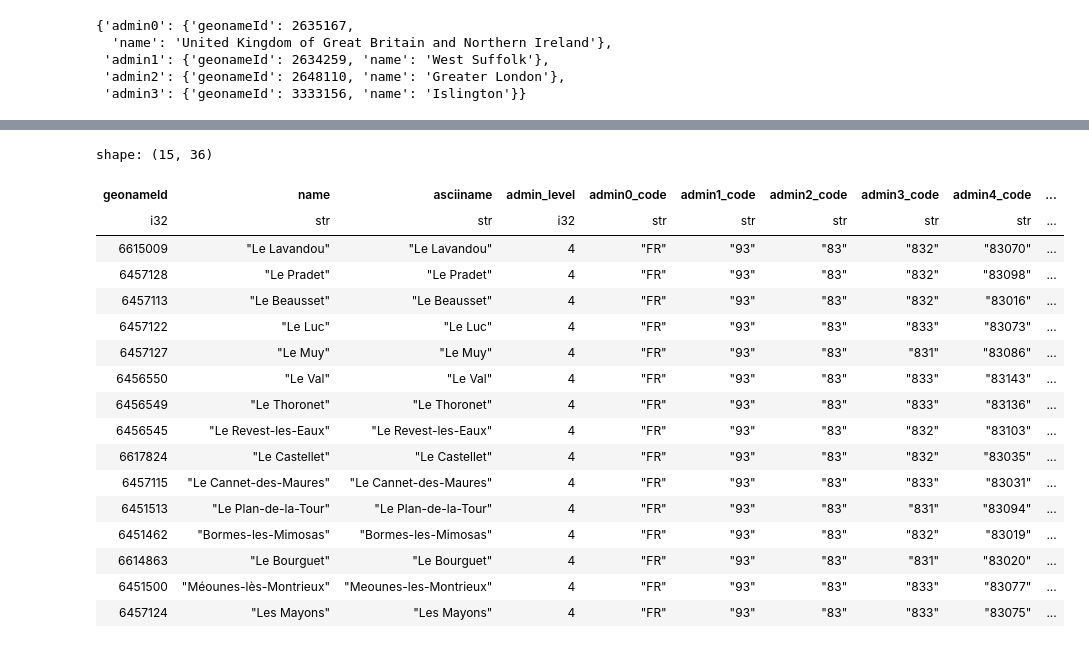
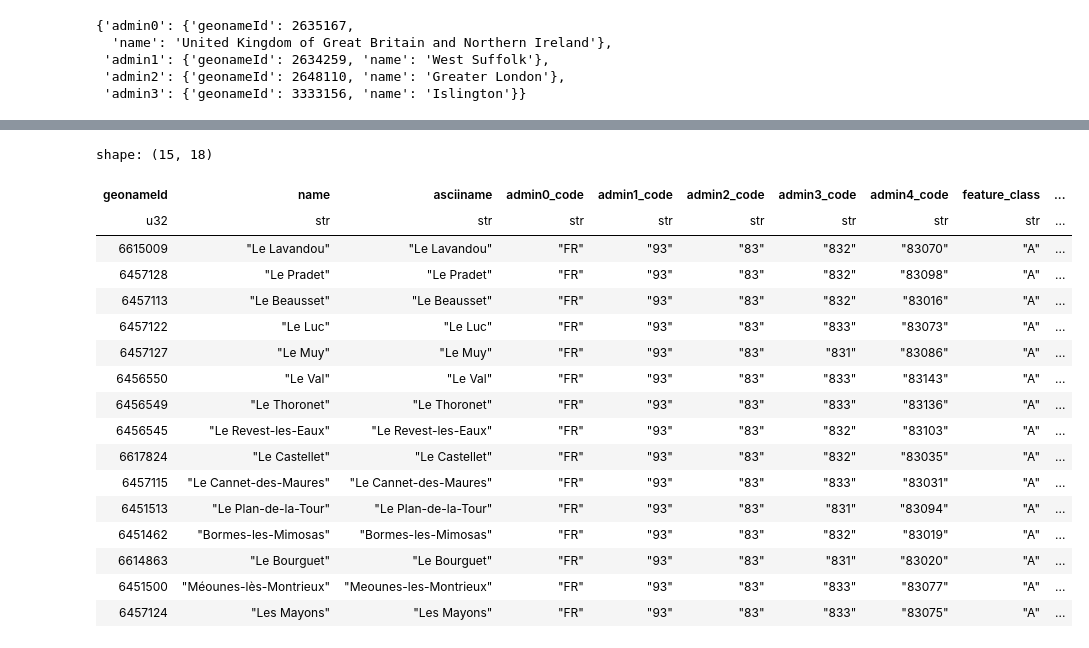
Before and after one commit to SamBroomy/heisenberg, a Jupyter notebook: test.ipynb, the cells around one changed output, grey strips where cells are left out. Drawn from its saved outputs; the diff is of its cells as text; code cells hidden in the pictures.

Commit message:
start rust functionality

```diff
--- a/test.ipynb
+++ b/test.ipynb
@@ -1318,6 +1358,7 @@ def search_admin(
     con: DuckDBPyConnection,
     previous_results: pl.DataFrame | None = None,
     limit: int = 100,
+    all_cols: bool = False,
 ) -> pl.DataFrame:
     """
     Search for admin entities across one or multiple admin levels with path-aware filtering.
@@ -1350,11 +1391,31 @@ def search_admin(
     has_country_level = 0 in levels
     country_exact_matches = None
 
+    select: list[str] = (
+        [
+            "geonameId",
+            "name",
+            "asciiname",
+            "admin0_code",
+            "admin1_code",
+            "admin2_code",
+            "admin3_code",
+            "admin4_code",
+            "feature_class",
+            "feature_code",
+            "population",
+            "latitude",
+            "longitude",
+        ]
+        if not all_cols
+        else ["*"]
+    )
+
     if has_country_level and len(term) <= 3:
         # If the term is short (<= 3 characters), we can assume it's a country code
         # First try exact matches for country codes
-        exact_match_query = """
-        SELECT *,
+        exact_match_query = f"""
+        SELECT {", ".join(select)},
         -- High fixed score for exact matches
         CASE
             WHEN LOWER(ISO) = LOWER($term) THEN 10.0
@@ -1403,7 +1464,7 @@ def search_admin(
     fts_query = f"""
 
     WITH filtered_results AS (
-        SELECT *, fts_main_admin_search.match_bm25(geonameId, $term) AS fts_score
+        SELECT {",".join(select)}, fts_main_admin_search.match_bm25(geonameId, $term) AS fts_score
         FROM admin_search
         WHERE {where_clause}
     )
@@ -1493,6 +1554,11 @@ def search_admin(
         .sort(f"adjusted_score_{min(levels)}", descending=True)
         .unique("geonameId", keep="first", maintain_order=True)
         .head(limit)
+        .select(
+            (cs.by_name(select), cs.starts_with("adjusted_score_"))
+            if not all_cols
+            else "*"
+        )
         .collect()
     )
 # %%
@@ -2241,13 +2985,14 @@ pprint(backfill_hierarchy(row, con))
 # %%
 # Search through the admin hierarchy
 results = hierarchical_search(
-    search_terms=[
+    search_terms=AdminHierarchy.from_list([
         "FR",
         "Provence-Alpes-Côte d'Azur",
         "Var",
         "Arrondissement de Toulon",
         "Le Lavandou",
-    ],
+        None,
+    ]),
     con=con,
 )
 
@@ -2284,21 +3029,21 @@ results["admin4"]
-shape: (15, 36)
+shape: (15, 18)
-| geonameId | name | asciiname | admin_level | admin0_code | admin1_code | admin2_code | admin3_code | admin4_code | ... |
-| i32 | str | str | i32 | str | str | str | str | str | ... |
-| 6615009 | "Le Lavandou" | "Le Lavandou" | 4 | "FR" | "93" | "83" | "832" | "83070" | ... |
-| 6457128 | "Le Pradet" | "Le Pradet" | 4 | "FR" | "93" | "83" | "832" | "83098" | ... |
-| 6457113 | "Le Beausset" | "Le Beausset" | 4 | "FR" | "93" | "83" | "832" | "83016" | ... |
-| 6457122 | "Le Luc" | "Le Luc" | 4 | "FR" | "93" | "83" | "833" | "83073" | ... |
-| 6457127 | "Le Muy" | "Le Muy" | 4 | "FR" | "93" | "83" | "831" | "83086" | ... |
-| 6456550 | "Le Val" | "Le Val" | 4 | "FR" | "93" | "83" | "833" | "83143" | ... |
-| 6456549 | "Le Thoronet" | "Le Thoronet" | 4 | "FR" | "93" | "83" | "833" | "83136" | ... |
-| 6456545 | "Le Revest-les-Eaux" | "Le Revest-les-Eaux" | 4 | "FR" | "93" | "83" | "832" | "83103" | ... |
-| 6617824 | "Le Castellet" | "Le Castellet" | 4 | "FR" | "93" | "83" | "832" | "83035" | ... |
-| 6457115 | "Le Cannet-des-Maures" | "Le Cannet-des-Maures" | 4 | "FR" | "93" | "83" | "833" | "83031" | ... |
-| 6451513 | "Le Plan-de-la-Tour" | "Le Plan-de-la-Tour" | 4 | "FR" | "93" | "83" | "831" | "83094" | ... |
-| 6451462 | "Bormes-les-Mimosas" | "Bormes-les-Mimosas" | 4 | "FR" | "93" | "83" | "832" | "83019" | ... |
-| 6614863 | "Le Bourguet" | "Le Bourguet" | 4 | "FR" | "93" | "83" | "831" | "83020" | ... |
-| 6451500 | "Méounes-lès-Montrieux" | "Meounes-les-Montrieux" | 4 | "FR" | "93" | "83" | "833" | "83077" | ... |
-| 6457124 | "Les Mayons" | "Les Mayons" | 4 | "FR" | "93" | "83" | "833" | "83075" | ... |
+| geonameId | name | asciiname | admin0_code | admin1_code | admin2_code | admin3_code | admin4_code | feature_class | ... |
+| u32 | str | str | str | str | str | str | str | str | ... |
+| 6615009 | "Le Lavandou" | "Le Lavandou" | "FR" | "93" | "83" | "832" | "83070" | "A" | ... |
+| 6457128 | "Le Pradet" | "Le Pradet" | "FR" | "93" | "83" | "832" | "83098" | "A" | ... |
+| 6457113 | "Le Beausset" | "Le Beausset" | "FR" | "93" | "83" | "832" | "83016" | "A" | ... |
+| 6457122 | "Le Luc" | "Le Luc" | "FR" | "93" | "83" | "833" | "83073" | "A" | ... |
+| 6457127 | "Le Muy" | "Le Muy" | "FR" | "93" | "83" | "831" | "83086" | "A" | ... |
+| 6456550 | "Le Val" | "Le Val" | "FR" | "93" | "83" | "833" | "83143" | "A" | ... |
+| 6456549 | "Le Thoronet" | "Le Thoronet" | "FR" | "93" | "83" | "833" | "83136" | "A" | ... |
+| 6456545 | "Le Revest-les-Eaux" | "Le Revest-les-Eaux" | "FR" | "93" | "83" | "832" | "83103" | "A" | ... |
+| 6617824 | "Le Castellet" | "Le Castellet" | "FR" | "93" | "83" | "832" | "83035" | "A" | ... |
+| 6457115 | "Le Cannet-des-Maures" | "Le Cannet-des-Maures" | "FR" | "93" | "83" | "833" | "83031" | "A" | ... |
+| 6451513 | "Le Plan-de-la-Tour" | "Le Plan-de-la-Tour" | "FR" | "93" | "83" | "831" | "83094" | "A" | ... |
+| 6451462 | "Bormes-les-Mimosas" | "Bormes-les-Mimosas" | "FR" | "93" | "83" | "832" | "83019" | "A" | ... |
+| 6614863 | "Le Bourguet" | "Le Bourguet" | "FR" | "93" | "83" | "831" | "83020" | "A" | ... |
+| 6451500 | "Méounes-lès-Montrieux" | "Meounes-les-Montrieux" | "FR" | "93" | "83" | "833" | "83077" | "A" | ... |
+| 6457124 | "Les Mayons" | "Les Mayons" | "FR" | "93" | "83" | "833" | "83075" | "A" | ... |
 # %%
 data = (
     con.execute("SELECT geonameId, latitude, longitude FROM allCountries")
```
Also changed, not shown: parts of 25 cells of this notebook, 9 other files.
